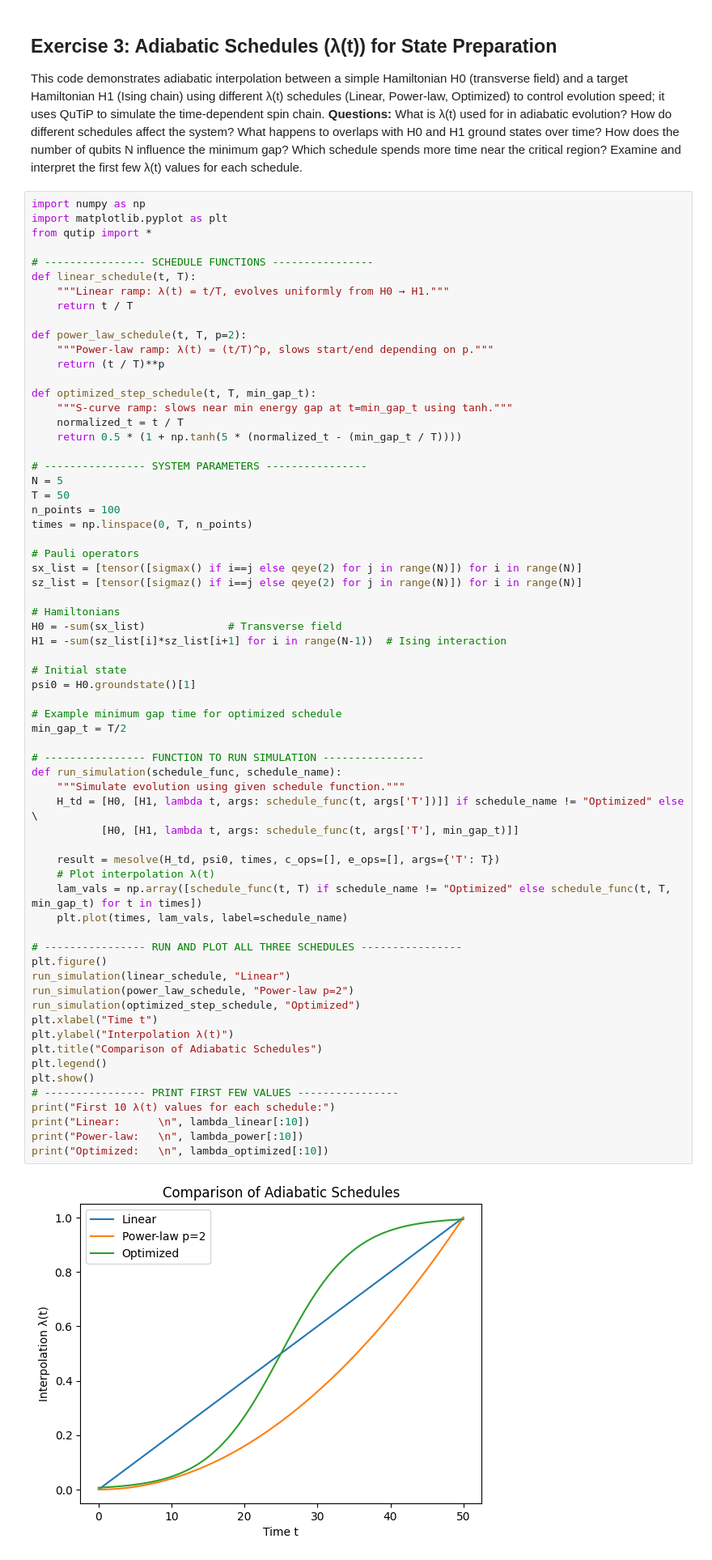
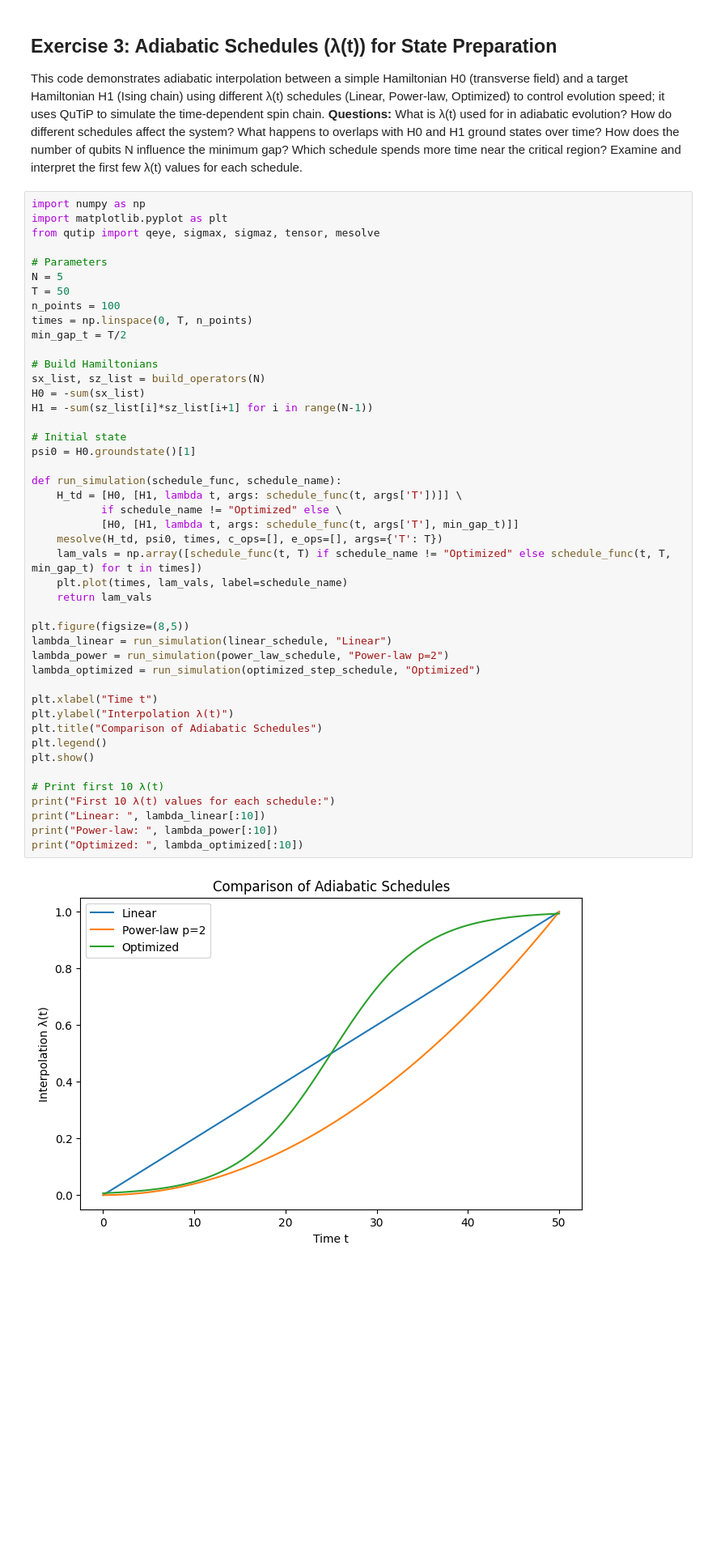
Before and after one commit to Abiyzelalem27/Quantum_Algorithms, a Jupyter notebook: Adiabatic _state_preparation.ipynb, the cells around one changed output. Shown at 81% size. Saved outputs shown, nothing was run; the diff lists cells and outputs as text; blank space fills up the shorter version.

```diff
--- a/Adiabatic _state_preparation.ipynb
+++ b/Adiabatic _state_preparation.ipynb
@@ -243,68 +258,48 @@ This code demonstrates adiabatic interpolation between a simple Hamiltonian H0 (
 # %%
 import numpy as np
 import matplotlib.pyplot as plt
-from qutip import *
+from qutip import qeye, sigmax, sigmaz, tensor, mesolve
 
-# ---------------- SCHEDULE FUNCTIONS ----------------
-def linear_schedule(t, T):
-    """Linear ramp: λ(t) = t/T, evolves uniformly from H0 → H1."""
-    return t / T
-
-def power_law_schedule(t, T, p=2):
-    """Power-law ramp: λ(t) = (t/T)^p, slows start/end depending on p."""
-    return (t / T)**p
-
-def optimized_step_schedule(t, T, min_gap_t):
-    """S-curve ramp: slows near min energy gap at t=min_gap_t using tanh."""
-    normalized_t = t / T
-    return 0.5 * (1 + np.tanh(5 * (normalized_t - (min_gap_t / T))))
-
-# ---------------- SYSTEM PARAMETERS ----------------
+# Parameters
 N = 5
 T = 50
 n_points = 100
 times = np.linspace(0, T, n_points)
+min_gap_t = T/2
 
-# Pauli operators
-sx_list = [tensor([sigmax() if i==j else qeye(2) for j in range(N)]) for i in range(N)]
-sz_list = [tensor([sigmaz() if i==j else qeye(2) for j in range(N)]) for i in range(N)]
-
-# Hamiltonians
-H0 = -sum(sx_list)             # Transverse field
-H1 = -sum(sz_list[i]*sz_list[i+1] for i in range(N-1))  # Ising interaction
+# Build Hamiltonians
+sx_list, sz_list = build_operators(N)
+H0 = -sum(sx_list)
+H1 = -sum(sz_list[i]*sz_list[i+1] for i in range(N-1))
 
 # Initial state
 psi0 = H0.groundstate()[1]
 
-# Example minimum gap time for optimized schedule
-min_gap_t = T/2
-
-# ---------------- FUNCTION TO RUN SIMULATION ----------------
 def run_simulation(schedule_func, schedule_name):
-    """Simulate evolution using given schedule function."""
-    H_td = [H0, [H1, lambda t, args: schedule_func(t, args['T'])]] if schedule_name != "Optimized" else \
+    H_td = [H0, [H1, lambda t, args: schedule_func(t, args['T'])]] \
+           if schedule_name != "Optimized" else \
            [H0, [H1, lambda t, args: schedule_func(t, args['T'], min_gap_t)]]
-
-    result = mesolve(H_td, psi0, times, c_ops=[], e_ops=[], args={'T': T})
-    # Plot interpolation λ(t)
+    mesolve(H_td, psi0, times, c_ops=[], e_ops=[], args={'T': T})
     lam_vals = np.array([schedule_func(t, T) if schedule_name != "Optimized" else schedule_func(t, T, min_gap_t) for t in times])
     plt.plot(times, lam_vals, label=schedule_name)
+    return lam_vals
 
-# ---------------- RUN AND PLOT ALL THREE SCHEDULES ----------------
-plt.figure()
-run_simulation(linear_schedule, "Linear")
-run_simulation(power_law_schedule, "Power-law p=2")
-run_simulation(optimized_step_schedule, "Optimized")
+plt.figure(figsize=(8,5))
+lambda_linear = run_simulation(linear_schedule, "Linear")
+lambda_power = run_simulation(power_law_schedule, "Power-law p=2")
+lambda_optimized = run_simulation(optimized_step_schedule, "Optimized")
+
 plt.xlabel("Time t")
 plt.ylabel("Interpolation λ(t)")
 plt.title("Comparison of Adiabatic Schedules")
 plt.legend()
 plt.show()
-# ---------------- PRINT FIRST FEW VALUES ----------------
+
+# Print first 10 λ(t)
 print("First 10 λ(t) values for each schedule:")
-print("Linear:      \n", lambda_linear[:10])
-print("Power-law:   \n", lambda_power[:10])
-print("Optimized:   \n", lambda_optimized[:10])
+print("Linear: ", lambda_linear[:10])
+print("Power-law: ", lambda_power[:10])
+print("Optimized: ", lambda_optimized[:10])
 # %% [output]
-[figure, old version]
+[figure, new version]
 First 10 λ(t) values for each schedule:
```
Also changed, not shown: parts of 6 cells of this notebook, 2 other files.
